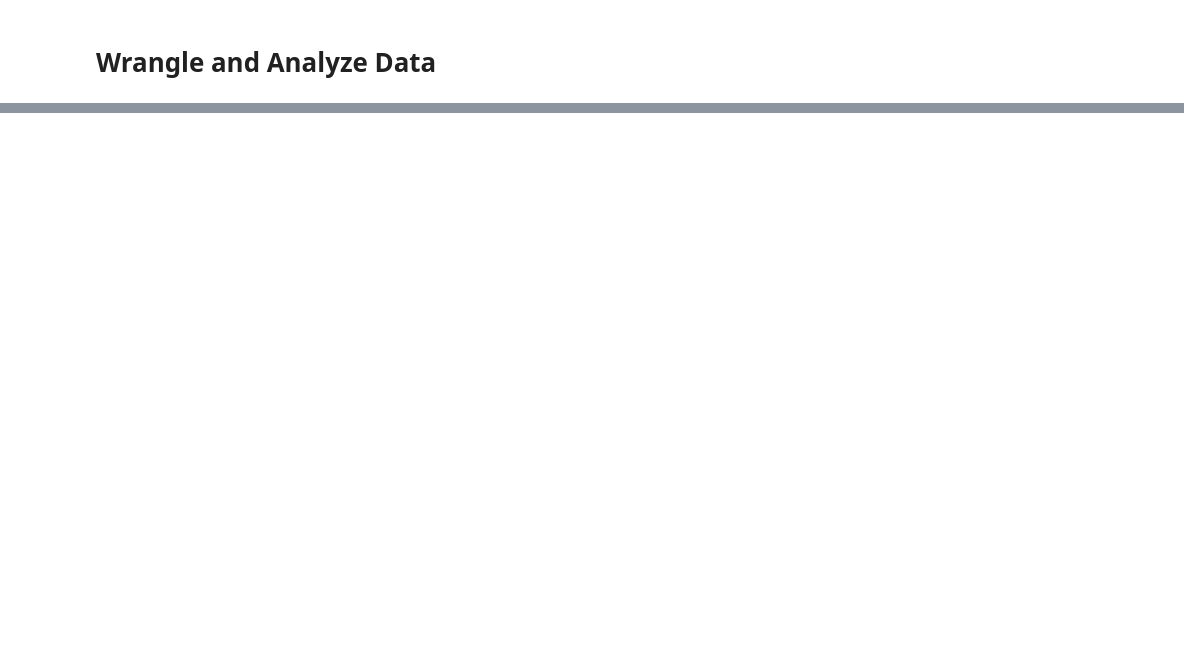
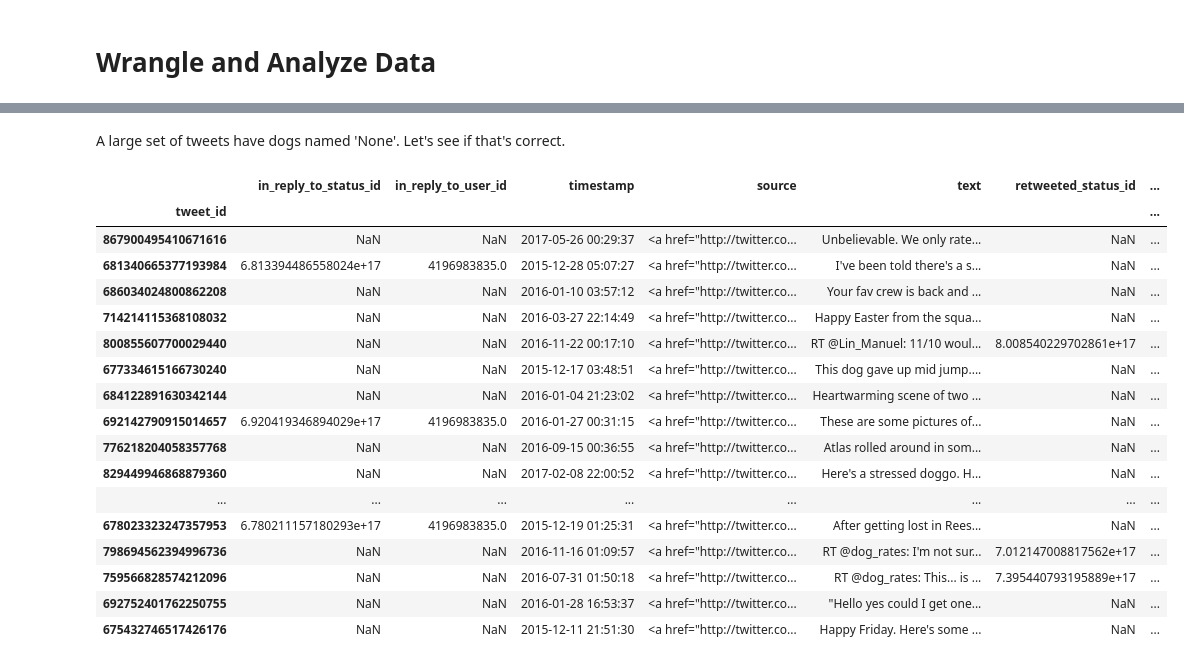
Before and after one commit to me9651/Wrangle-and-Analyze-Data, a Jupyter notebook: wrangle_act.ipynb, the cells around one changed output, grey strips where cells are left out. Cells and saved outputs as stored; diff of their text form; code cells hidden in the pictures; blank space fills up the shorter version.

```diff
--- a/wrangle_act.ipynb
+++ b/wrangle_act.ipynb
@@ -100,0 +17,11 @@ archive_df
+# %%
+%matplotlib inline
+
+import pandas as pd
+import matplotlib.pyplot as plt
+import tweepy
+import requests as rq
+import time
+import json
+
+pd.set_option('display.max_colwidth', 30)
@@ -100,0 +278,23 @@ archive_df
+# %% [markdown]
+A large set of tweets have dogs named 'None'. Let's see if that's correct.
+# %%
+archive_df[archive_df.name == 'None'].sample(20, random_state=1210)
+# %% [output]
+|  | in_reply_to_status_id | in_reply_to_user_id | timestamp | source | text | retweeted_status_id | ... |
+| tweet_id |  |  |  |  |  |  | ... |
+| 867900495410671616 | NaN | NaN | 2017-05-26 00:29:37 | <a href="http://twitter.co... | Unbelievable. We only rate... | NaN | ... |
+| 681340665377193984 | 6.813394486558024e+17 | 4196983835.0 | 2015-12-28 05:07:27 | <a href="http://twitter.co... | I've been told there's a s... | NaN | ... |
+| 686034024800862208 | NaN | NaN | 2016-01-10 03:57:12 | <a href="http://twitter.co... | Your fav crew is back and ... | NaN | ... |
+| 714214115368108032 | NaN | NaN | 2016-03-27 22:14:49 | <a href="http://twitter.co... | Happy Easter from the squa... | NaN | ... |
+| 800855607700029440 | NaN | NaN | 2016-11-22 00:17:10 | <a href="http://twitter.co... | RT @Lin_Manuel: 11/10 woul... | 8.008540229702861e+17 | ... |
+| 677334615166730240 | NaN | NaN | 2015-12-17 03:48:51 | <a href="http://twitter.co... | This dog gave up mid jump.... | NaN | ... |
+| 684122891630342144 | NaN | NaN | 2016-01-04 21:23:02 | <a href="http://twitter.co... | Heartwarming scene of two ... | NaN | ... |
+| 692142790915014657 | 6.920419346894029e+17 | 4196983835.0 | 2016-01-27 00:31:15 | <a href="http://twitter.co... | These are some pictures of... | NaN | ... |
+| 776218204058357768 | NaN | NaN | 2016-09-15 00:36:55 | <a href="http://twitter.co... | Atlas rolled around in som... | NaN | ... |
+| 829449946868879360 | NaN | NaN | 2017-02-08 22:00:52 | <a href="http://twitter.co... | Here's a stressed doggo. H... | NaN | ... |
+| ... | ... | ... | ... | ... | ... | ... | ... |
+| 678023323247357953 | 6.780211157180293e+17 | 4196983835.0 | 2015-12-19 01:25:31 | <a href="http://twitter.co... | After getting lost in Rees... | NaN | ... |
+| 798694562394996736 | NaN | NaN | 2016-11-16 01:09:57 | <a href="http://twitter.co... | RT @dog_rates: I'm not sur... | 7.012147008817562e+17 | ... |
+| 759566828574212096 | NaN | NaN | 2016-07-31 01:50:18 | <a href="http://twitter.co... | RT @dog_rates: This... is ... | 7.395440793195889e+17 | ... |
+| 692752401762250755 | NaN | NaN | 2016-01-28 16:53:37 | <a href="http://twitter.co... | "Hello yes could I get one... | NaN | ... |
+| 675432746517426176 | NaN | NaN | 2015-12-11 21:51:30 | <a href="http://twitter.co... | Happy Friday. Here's some ... | NaN | ... |
```
Also changed, not shown: parts of 71 cells of this notebook, 1 other file.
